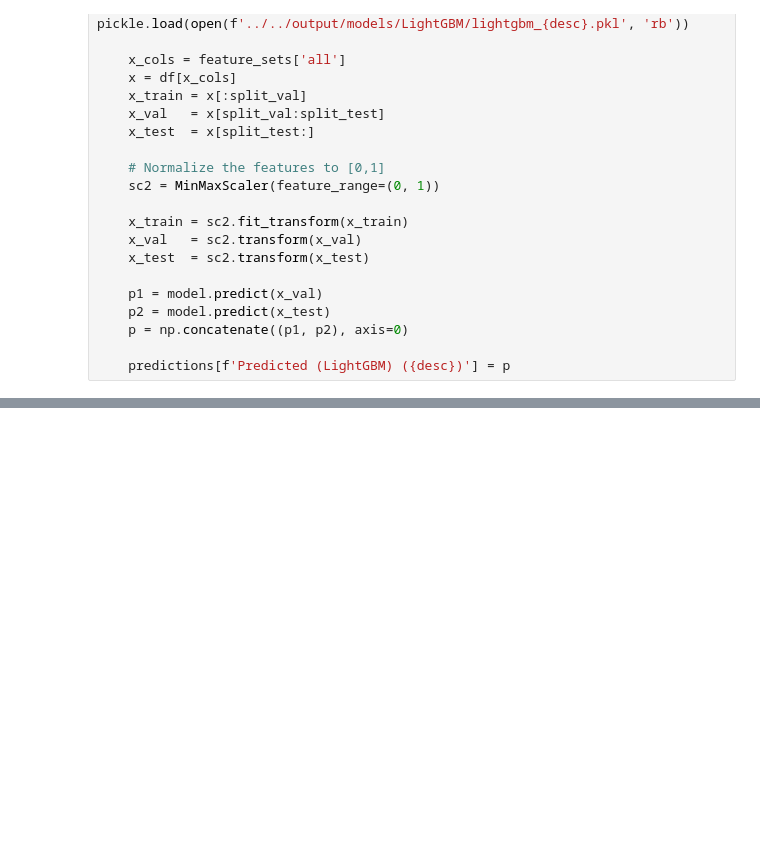
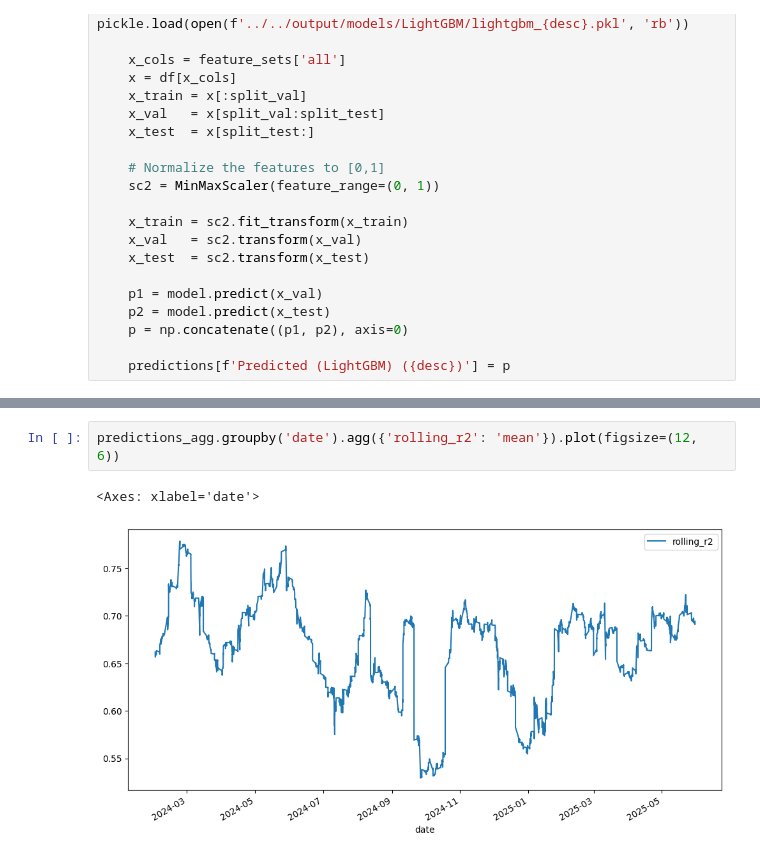
Before and after one commit to svanomm/sentiment-volume-forecasting, a Jupyter notebook: Scripts/05 Models/05 Comparing Model Results.ipynb, the cells around one changed output, grey strips where cells are left out. Cells and saved outputs as stored; diff of their text form; blank space fills up the shorter version.

```diff
--- a/Scripts/05 Models/05 Comparing Model Results.ipynb
+++ b/Scripts/05 Models/05 Comparing Model Results.ipynb
@@ -153,0 +312,5 @@ r2_table
+# %%
+predictions_agg.groupby('date').agg({'rolling_r2': 'mean'}).plot(figsize=(12, 6))
+# %% [output]
+<Axes: xlabel='date'>
+[figure, added]
```
Also changed, not shown: parts of 14 cells of this notebook, 21 other files.
